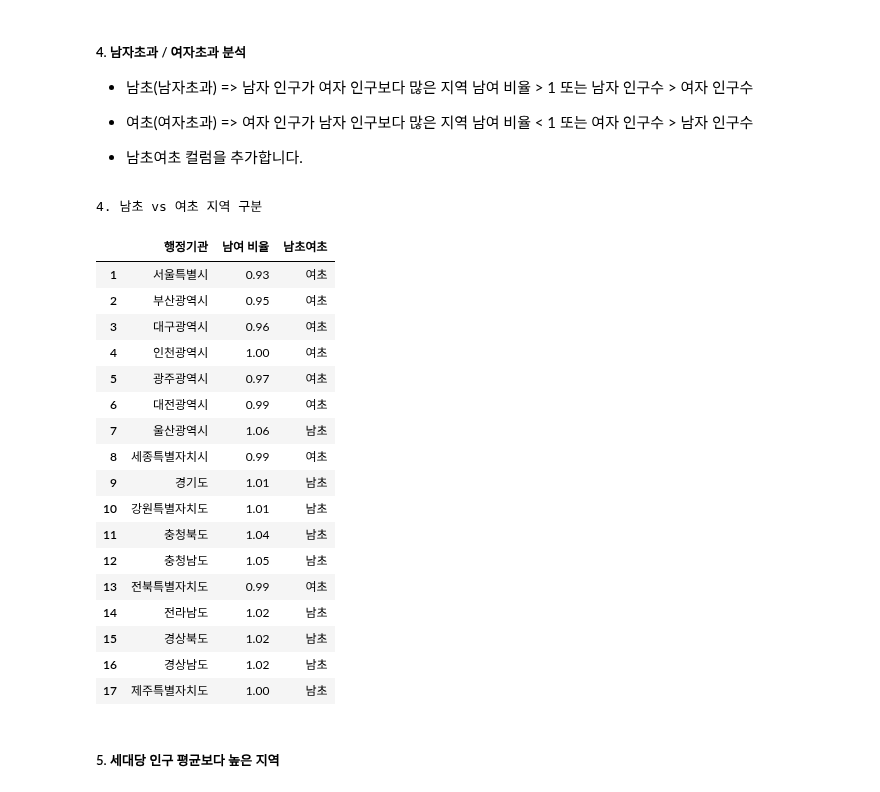
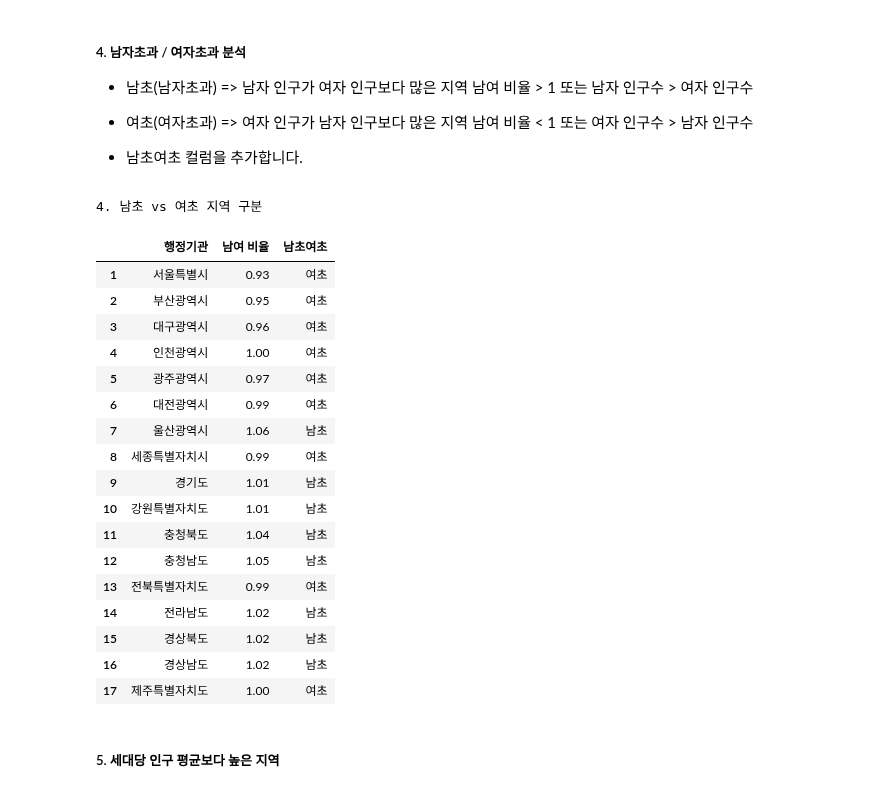
Before and after one commit to nueij0429/Python_Webscraping_Analysis, a Jupyter notebook: 연습문제/04_인구현황분석.ipynb, the cells around one changed output. Cells and saved outputs as stored; diff of their text form; code cells hidden in the pictures.

```diff
--- a/연습문제/04_인구현황분석.ipynb
+++ b/연습문제/04_인구현황분석.ipynb
@@ -131,26 +131,34 @@ plt.figure(figsize=(10,5))
 * 남초여초 컬럼을 추가합니다.
 # %%
 print("4. 남초 vs 여초 지역 구분")
+
+df['남여 비율'] = df['남여 비율'].astype(float)
+df['남초여초'] = df['남여 비율'].map(lambda x: '남초' if x > 1 else ('여초' if x <= 1 else ''))
+
+result_df = df[['행정기관', '남여 비율', '남초여초']].copy().reset_index(drop=True)
+result_df.index += 1
+
+result_df
 # %% [output]
 4. 남초 vs 여초 지역 구분
 |  | 행정기관 | 남여 비율 | 남초여초 |
 | 1 | 서울특별시 | 0.93 | 여초 |
 | 2 | 부산광역시 | 0.95 | 여초 |
 | 3 | 대구광역시 | 0.96 | 여초 |
 | 4 | 인천광역시 | 1.00 | 여초 |
 | 5 | 광주광역시 | 0.97 | 여초 |
 | 6 | 대전광역시 | 0.99 | 여초 |
 | 7 | 울산광역시 | 1.06 | 남초 |
 | 8 | 세종특별자치시 | 0.99 | 여초 |
 | 9 | 경기도 | 1.01 | 남초 |
 | 10 | 강원특별자치도 | 1.01 | 남초 |
 | 11 | 충청북도 | 1.04 | 남초 |
 | 12 | 충청남도 | 1.05 | 남초 |
 | 13 | 전북특별자치도 | 0.99 | 여초 |
 | 14 | 전라남도 | 1.02 | 남초 |
 | 15 | 경상북도 | 1.02 | 남초 |
 | 16 | 경상남도 | 1.02 | 남초 |
-| 17 | 제주특별자치도 | 1.00 | 남초 |
+| 17 | 제주특별자치도 | 1.00 | 여초 |
 # %% [markdown]
 ##### 5. 세대당 인구 평균보다 높은 지역
 # %%
```
Also changed, not shown: 1 other file.
